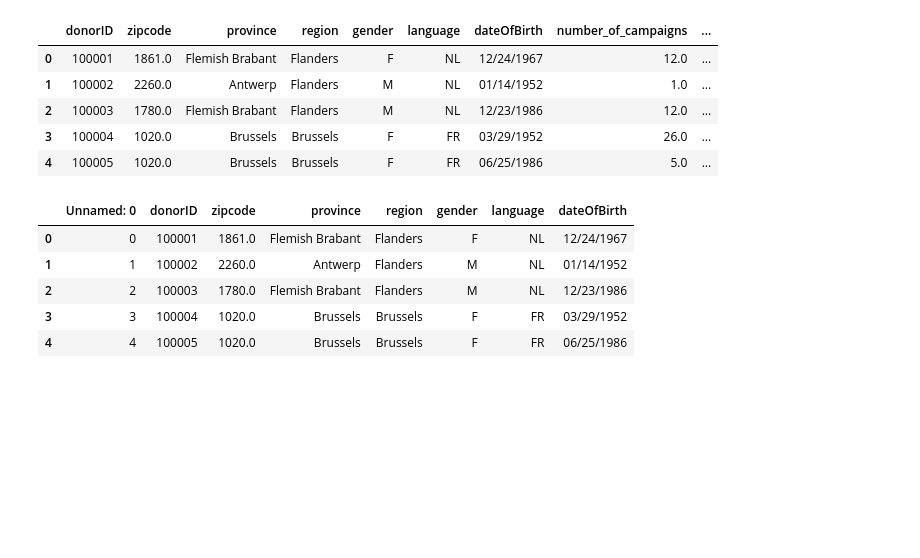
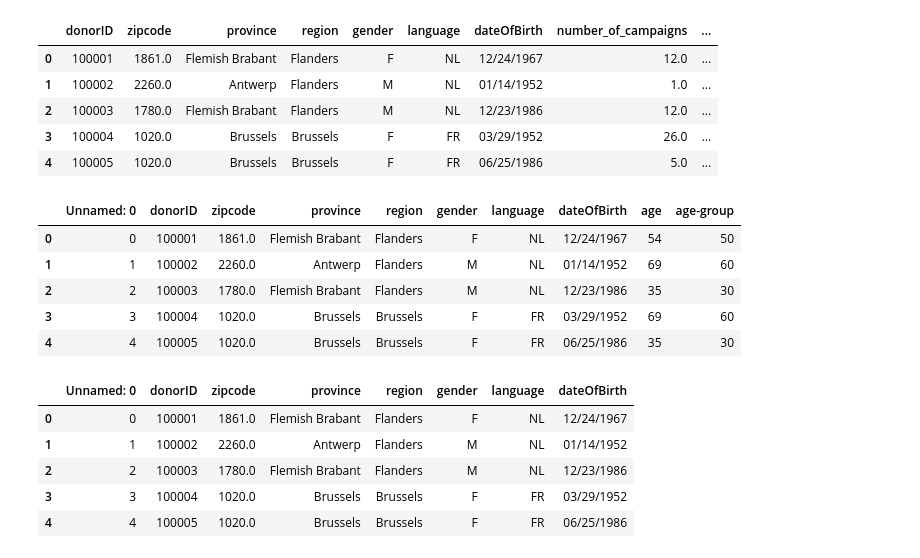
Before and after one commit to vinayrajagopalan7891/DSC-RE-ACTIVATION-CAMPAIGN-Predictive-Analysis, a Jupyter notebook: cleaning_data.ipynb, the cells around one changed output. Saved outputs shown, nothing was run; the diff lists cells and outputs as text; code cells hidden in the pictures; blank space fills up the shorter version.

Commit message:
adding age and age-group

```diff
--- a/cleaning_data.ipynb
+++ b/cleaning_data.ipynb
@@ -219,8 +219,17 @@ donors.head()
 | 2 | 100003 | 1780.0 | Flemish Brabant | Flanders | M | NL | 12/23/1986 | 12.0 | ... |
 | 3 | 100004 | 1020.0 | Brussels | Brussels | F | FR | 03/29/1952 | 26.0 | ... |
 | 4 | 100005 | 1020.0 | Brussels | Brussels | F | FR | 06/25/1986 | 5.0 | ... |
-# %%
-donors.loc[:,'age'] = datetime.timedelta(donors['dateOfBirth'],datetime.now())
+# %%
+donors.loc[:,'age'] = donors['dateOfBirth'].apply(lambda x : datetime.datetime.now().year - pd.to_datetime(x).year)
+donors.loc[:,'age-group'] = donors['age'] // 10 * 10
+donors.head()
+# %% [output]
+|  | Unnamed: 0 | donorID | zipcode | province | region | gender | language | dateOfBirth | age | age-group |
+| 0 | 0 | 100001 | 1861.0 | Flemish Brabant | Flanders | F | NL | 12/24/1967 | 54 | 50 |
+| 1 | 1 | 100002 | 2260.0 | Antwerp | Flanders | M | NL | 01/14/1952 | 69 | 60 |
+| 2 | 2 | 100003 | 1780.0 | Flemish Brabant | Flanders | M | NL | 12/23/1986 | 35 | 30 |
+| 3 | 3 | 100004 | 1020.0 | Brussels | Brussels | F | FR | 03/29/1952 | 69 | 60 |
+| 4 | 4 | 100005 | 1020.0 | Brussels | Brussels | F | FR | 06/25/1986 | 35 | 30 |
 # %%
 gifts.head()
 # %% [output]
```
